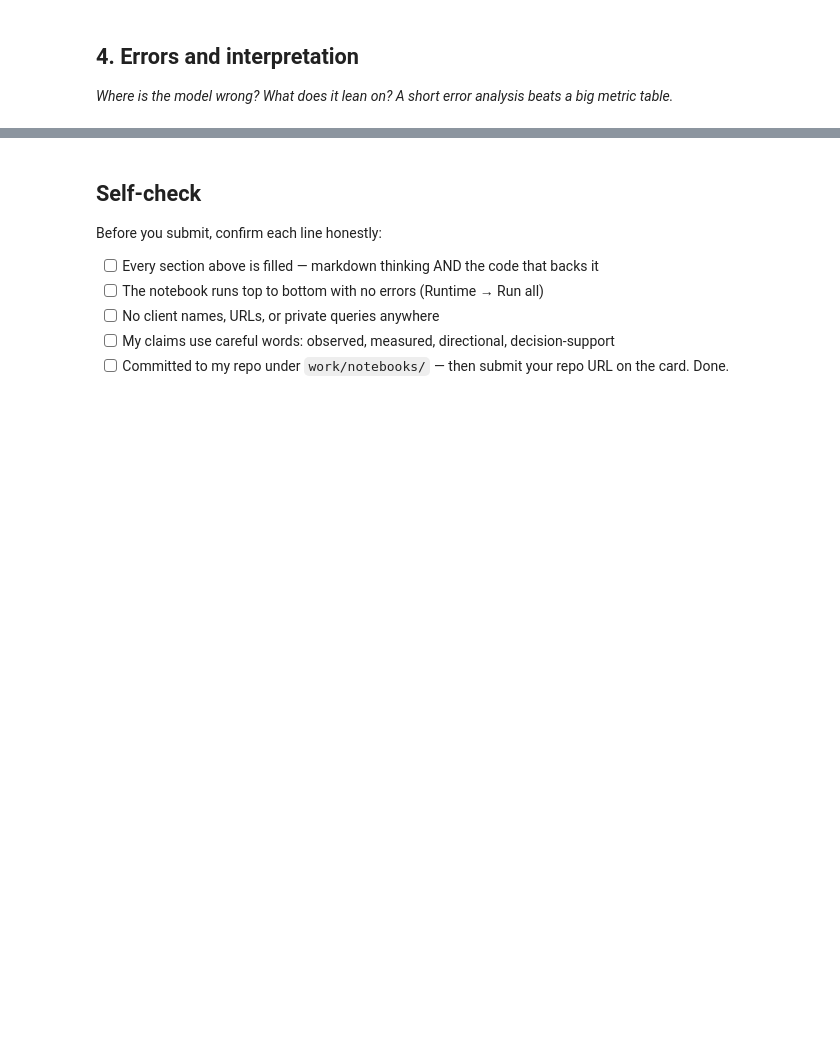
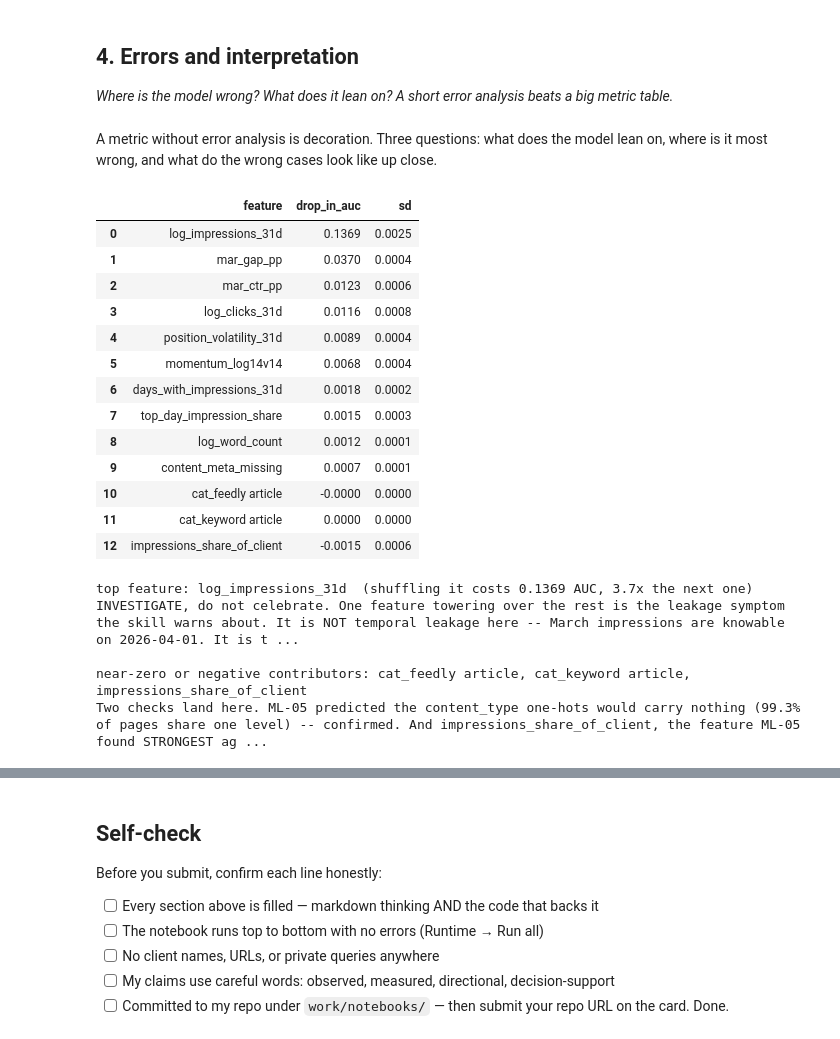
Before and after one commit to widadfatimakhan/flyrank-internship-ml, a Jupyter notebook: work/notebooks/w05_model.ipynb, the cells around one changed output, grey strips where cells are left out. Drawn from its saved outputs; the diff is of its cells as text; code cells hidden in the pictures; blank space fills up the shorter version.

```diff
--- a/work/notebooks/w05_model.ipynb
+++ b/work/notebooks/w05_model.ipynb
@@ -29,0 +393,18 @@ This skeleton is yours to fill. Work the sections **in order** — each one has
+# %%
+# --- The grouped vs random split gap: how much memorisation was on offer? ---
+gss = GroupShuffleSplit(n_splits=1, test_size=0.25, random_state=SEED)
+Xs = df[SHAPE_FEATURES].values
+
+tr_g, te_g = next(gss.split(Xs, y, groups))
+auc_grouped = roc_auc_score(y[te_g], rf().fit(Xs[tr_g], y[tr_g]).predict_proba(Xs[te_g])[:, 1])
+
+perm = rng.permutation(len(df)); cut = int(0.75 * len(df))
+tr_r, te_r = perm[:cut], perm[cut:]
+auc_random = roc_auc_score(y[te_r], rf().fit(Xs[tr_r], y[tr_r]).predict_proba(Xs[te_r])[:, 1])
+
+print(f"RF, shape features, single split:")
+print(f"  random split  (clients appear in BOTH sides) : ROC AUC {auc_random:.3f}")
+print(f"  grouped split (held-out clients only)        : ROC AUC {auc_grouped:.3f}")
+print(f"  gap                                          : {auc_random - auc_grouped:+.3f}")
+print("\n-> that gap is the memorisation that a random split would have sold me as skill. It is "
+      "why every number in the table above is grouped and out-of-fold.")
@@ -36,0 +422,60 @@ This skeleton is yours to fill. Work the sections **in order** — each one has
+# %% [markdown]
+A metric without error analysis is decoration. Three questions: what does the model lean on, where
+is it most wrong, and what do the wrong cases look like up close.
+# %%
+# This cell is for CODE (numbers, a query, a check).
+# Write your text answer in the cell ABOVE this one — typing sentences here breaks Run All.
+
+from sklearn.inspection import permutation_importance
+
+# Importance measured on HELD-OUT clients, by shuffling one column at a time.
+model_full = rf().fit(df[SHAPE_FEATURES + PRIOR_FEATURES].values[tr_g], y[tr_g])
+pi = permutation_importance(model_full,
+                            df[SHAPE_FEATURES + PRIOR_FEATURES].values[te_g], y[te_g],
+                            n_repeats=10, random_state=SEED, n_jobs=1, scoring="roc_auc")
+imp = (pd.DataFrame({"feature": SHAPE_FEATURES + PRIOR_FEATURES,
+                     "drop_in_auc": pi.importances_mean.round(4),
+                     "sd": pi.importances_std.round(4)})
+       .sort_values("drop_in_auc", ascending=False).reset_index(drop=True))
+display(imp)
+
+top1 = imp.iloc[0]
+ratio = imp.iloc[0].drop_in_auc / max(imp.iloc[1].drop_in_auc, 1e-9)
+print(f"top feature: {imp.iloc[0].feature}  (shuffling it costs {imp.iloc[0].drop_in_auc:.4f} AUC, "
+      f"{ratio:.1f}x the next one)")
+if ratio > 2:
+    print("INVESTIGATE, do not celebrate. One feature towering over the rest is the leakage symptom "
+          "the skill warns about. It is NOT temporal leakage here -- March impressions are knowable "
+          "on 2026-04-01. It is the label's own construction showing through: the label requires "
+          "April missed clicks >= 10, and missed clicks = impressions x gap / 100, so a large page "
+          "clears that gate on almost any positive gap while a 600-impression page structurally "
+          "cannot. The next cell tests exactly how much of the score that alone explains.")
+else:
+    print("Several features contribute at similar magnitude -- the shape of weak signal used "
+          "honestly rather than a model that found the answer.")
+print(f"\nnear-zero or negative contributors: "
+      f"{', '.join(imp[imp.drop_in_auc <= 0.0005].feature.tolist()) or 'none'}")
+print("Two checks land here. ML-05 predicted the content_type one-hots would carry nothing (99.3% "
+      "of pages share one level) -- confirmed. And impressions_share_of_client, the feature ML-05 "
+      "found STRONGEST against the authored proxy, contributes nothing against the observed label. "
+      "A feature's worth is a property of the question, not of the feature.")
+# %% [output]
+|  | feature | drop_in_auc | sd |
+| 0 | log_impressions_31d | 0.1369 | 0.0025 |
+| 1 | mar_gap_pp | 0.0370 | 0.0004 |
+| 2 | mar_ctr_pp | 0.0123 | 0.0006 |
+| 3 | log_clicks_31d | 0.0116 | 0.0008 |
+| 4 | position_volatility_31d | 0.0089 | 0.0004 |
+| 5 | momentum_log14v14 | 0.0068 | 0.0004 |
+| 6 | days_with_impressions_31d | 0.0018 | 0.0002 |
+| 7 | top_day_impression_share | 0.0015 | 0.0003 |
+| 8 | log_word_count | 0.0012 | 0.0001 |
+| 9 | content_meta_missing | 0.0007 | 0.0001 |
+| 10 | cat_feedly article | -0.0000 | 0.0000 |
+| 11 | cat_keyword article | 0.0000 | 0.0000 |
+| 12 | impressions_share_of_client | -0.0015 | 0.0006 |
+top feature: log_impressions_31d  (shuffling it costs 0.1369 AUC, 3.7x the next one)
+INVESTIGATE, do not celebrate. One feature towering over the rest is the leakage symptom the skill warns about. It is NOT temporal leakage here -- March impressions are knowable on 2026-04-01. It is t ...
+
+near-zero or negative contributors: cat_feedly article, cat_keyword article, impressions_share_of_client
+Two checks land here. ML-05 predicted the content_type one-hots would carry nothing (99.3% of pages share one level) -- confirmed. And impressions_share_of_client, the feature ML-05 found STRONGEST ag ...
```
Also changed, not shown: parts of 22 cells of this notebook.
